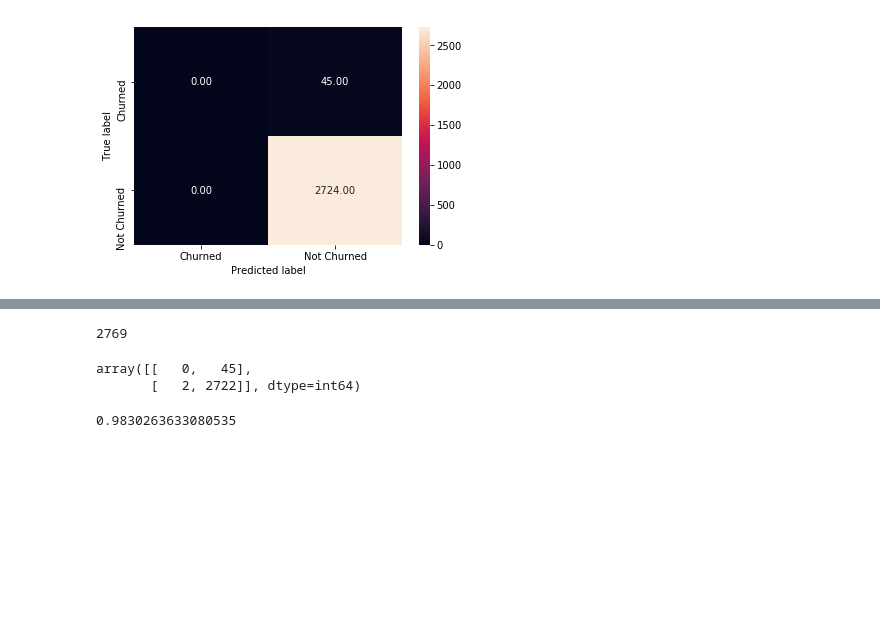
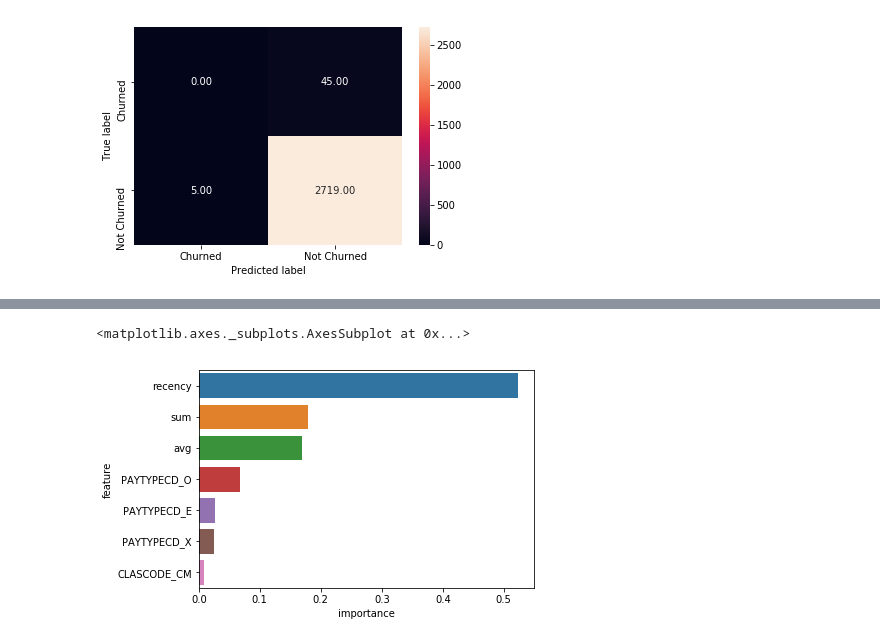
Before and after one commit to mohan-aditya05/churn_modelling, a Jupyter notebook: Churn Modelling Notebook.ipynb, the cells around one changed output, grey strips where cells are left out. Drawn from its saved outputs; the diff is of its cells as text; code cells hidden in the pictures; blank space fills up the shorter version.

Commit message:
trained model and validation

```diff
--- a/Churn Modelling Notebook.ipynb
+++ b/Churn Modelling Notebook.ipynb
@@ -902,3 +914,7 @@ plt.scatter(ind_data['avg'],new_dep_data['EXRELDATEN'])
+# %%
+ind_data.drop('PAYTYPECD_D',axis=1,inplace=True)
+# %%
+ind_data.drop('PAYTYPECD_X',axis=1,inplace=True)
 # %%
 from sklearn.cross_validation import train_test_split
 X_train, X_test, y_train, y_test= train_test_split(ind_data,new_dep_data,test_size=0.2,random_state=0)
@@ -929,0 +949,3 @@ array([[   0,   45],
+# %%
+svm_clf = SVC(kernel="linear", C=float("inf"))
+svm_clf.fit(X_train, y_train)
@@ -929,0 +967,3 @@ array([[   0,   45],
+# %%
+rf = RandomForestClassifier()
+rf.fit(X_train,y_train.values)
@@ -948,4 +1000,0 @@ y_pred=svm_clf.predict(X_test)
-# %%
-len(y_pred)
-# %% [output]
-2769
@@ -954,11 +1001,11 @@ y_pred=pd.DataFrame(data=y_pred,index=X_test.index)
-# %%
-cm = metrics.confusion_matrix( y_test,
-                            y_pred , [1,0] )
-cm
-# %% [output]
-array([[   0,   45],
-       [   2, 2722]], dtype=int64)
-# %%
-metrics.accuracy_score( y_test, y_pred )
-# %% [output]
-0.9830263633080535
+# %%
+indices = np.argsort(rf.feature_importances_)[::-1]
+feature_rank = pd.DataFrame( columns = ['rank', 'feature', 'importance'] )
+for f in range(X_train.shape[1]):
+  feature_rank.loc[f] = [f+1,
+                         X_train.columns[indices[f]],
+                         rf.feature_importances_[indices[f]]]
+sns.barplot( y = 'feature', x = 'importance', data = feature_rank )
+# %% [output]
+<matplotlib.axes._subplots.AxesSubplot at 0x...>
+[figure, added]
```
Also changed, not shown: parts of 40 cells of this notebook, 1 other file.
